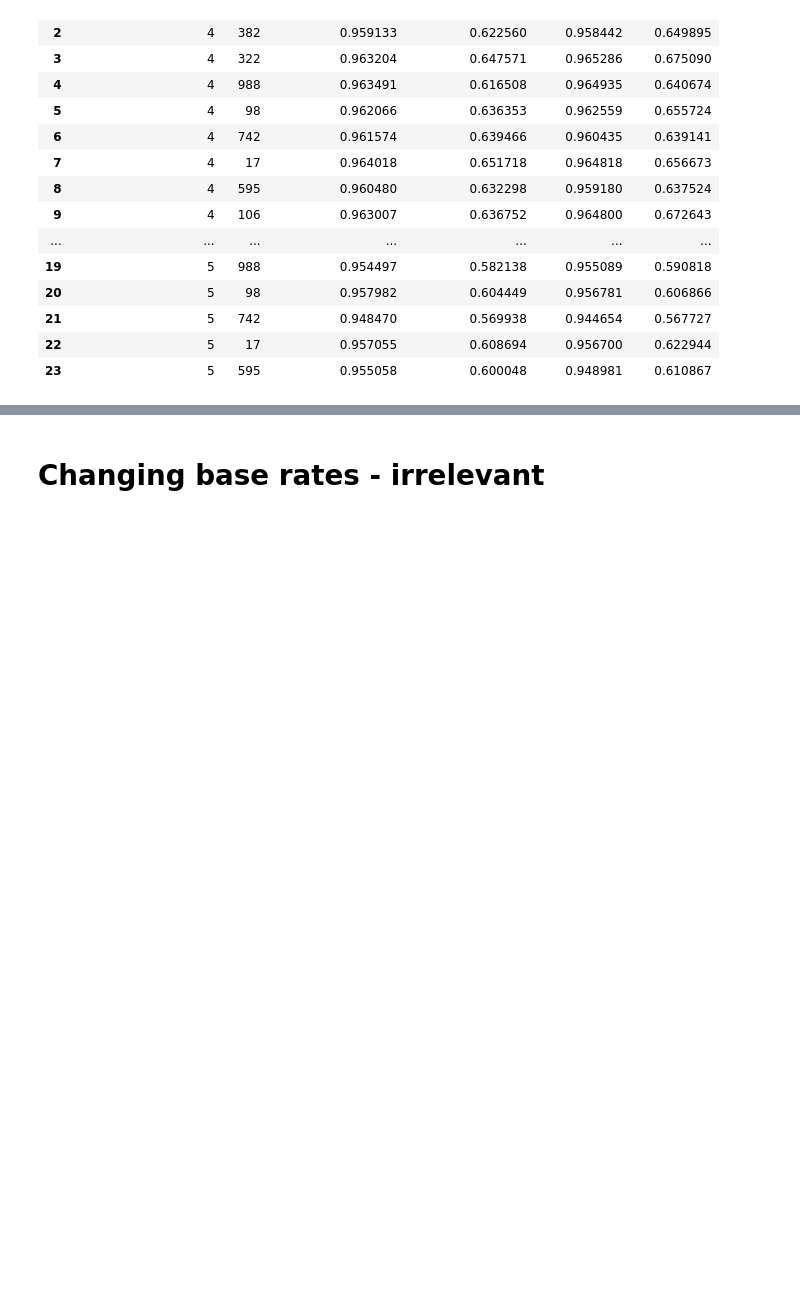
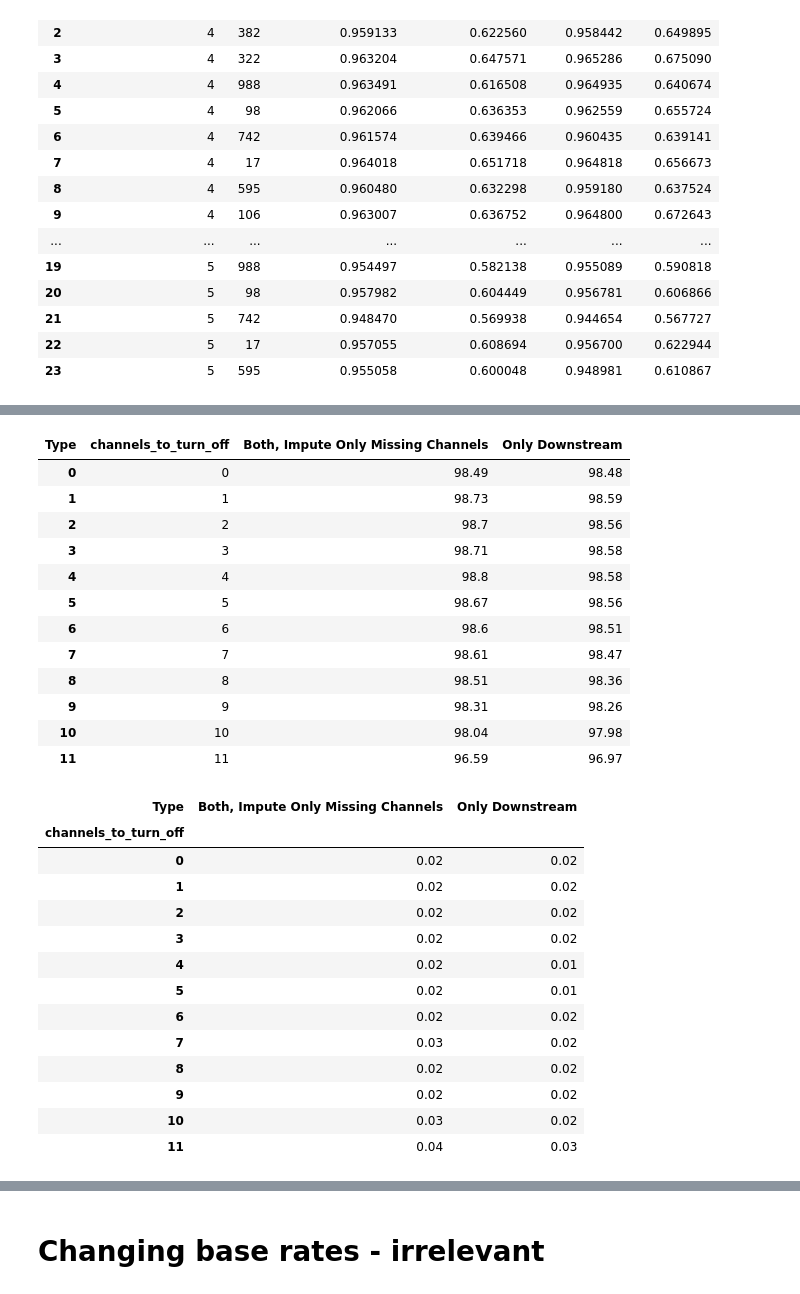
Before and after one commit to DavidHarar/downstream_classification, a Jupyter notebook: notebooks/10.2.ptb-data-V10-for-public-data-turning-off-channels.ipynb, the cells around one changed output, grey strips where cells are left out. Cells and saved outputs as stored; diff of their text form; code cells hidden in the pictures; blank space fills up the shorter version.

```diff
--- a/notebooks/10.2.ptb-data-V10-for-public-data-turning-off-channels.ipynb
+++ b/notebooks/10.2.ptb-data-V10-for-public-data-turning-off-channels.ipynb
@@ -307,0 +310,76 @@ plt.show()
+# %%
+combined_results
+
+# Group by 'channels_to_turn_off' and 'type', then calculate the mean of 'test-roc-auc'
+summary_table = combined_results.pivot_table(
+    index='channels_to_turn_off',
+    columns='Type',
+    values='test-roc-auc',
+    aggfunc='mean'
+).reset_index()
+
+
+# Calculate standard error for each type
+std_errors = combined_results.groupby(['channels_to_turn_off', 'Type'])['test-roc-auc'].sem().unstack()
+
+# Multiply by 100 and round to 2 decimal places
+summary_table[["Both, Impute Only Missing Channels", "Only Downstream"]] = summary_table[["Both, Impute Only Missing Channels", "Only Downstream"]] * 100
+summary_table[["Both, Impute Only Missing Channels", "Only Downstream"]] = summary_table[["Both, Impute Only Missing Channels", "Only Downstream"]].round(2)
+summary_table["Both, Impute Only Missing Channels"] = summary_table["Both, Impute Only Missing Channels"].astype(str)
+summary_table["Only Downstream"] = summary_table["Only Downstream"].astype(str)
+
+std_errors[['Both, Impute Only Missing Channels', 'Only Downstream']] = (std_errors[['Both, Impute Only Missing Channels', 'Only Downstream']]*100).round(2)
+std_errors["Both, Impute Only Missing Channels"] = std_errors["Both, Impute Only Missing Channels"].astype(str)
+std_errors["Only Downstream"] = std_errors["Only Downstream"].astype(str)
+
+display(summary_table, std_errors)
+
+std_errors = std_errors.reset_index()
+summary_table_redundant = summary_table.merge(std_errors, on = 'channels_to_turn_off')
+summary_table_redundant['Both, Impute Only Missing Channels'] = None
+summary_table_redundant['Only Downstream'] = None
+for j in range(len(summary_table_redundant)):
+    mean_ = summary_table_redundant['Both, Impute Only Missing Channels_x'][j]
+    se_ = summary_table_redundant['Both, Impute Only Missing Channels_y'][j]
+    summary_table_redundant['Both, Impute Only Missing Channels'][j] = f'{mean_} ({se_})'
+
+    mean_ = summary_table_redundant['Only Downstream_x'][j]
+    se_ = summary_table_redundant['Only Downstream_y'][j]
+    summary_table_redundant['Only Downstream'][j] = f'{mean_} ({se_})'
+
+
+summary_table_redundant[["channels_to_turn_off", "Both, Impute Only Missing Channels", "Only Downstream"]]
+
+# # Convert columns to strings and add standard error in parentheses
+# summary_table = summary_table.applymap(lambda x: f"{x:.2f}" if isinstance(x, (int, float)) else str(x))
+# # for col in summary_table.columns[1:]:
+# #     # summary_table[col] = summary_table[col] + f" ({std_errors[col.replace('average_test_roc_auc_', '')].mean()})"
+# #     summary_table[col] = summary_table[col] + f" ({std_errors[col.replace('average_test_pr_auc_', '')].mean()*100:.9f})"
+# %% [output]
+| Type | channels_to_turn_off | Both, Impute Only Missing Channels | Only Downstream |
+| 0 | 0 | 98.49 | 98.48 |
+| 1 | 1 | 98.73 | 98.59 |
+| 2 | 2 | 98.7 | 98.56 |
+| 3 | 3 | 98.71 | 98.58 |
+| 4 | 4 | 98.8 | 98.58 |
+| 5 | 5 | 98.67 | 98.56 |
+| 6 | 6 | 98.6 | 98.51 |
+| 7 | 7 | 98.61 | 98.47 |
+| 8 | 8 | 98.51 | 98.36 |
+| 9 | 9 | 98.31 | 98.26 |
+| 10 | 10 | 98.04 | 97.98 |
+| 11 | 11 | 96.59 | 96.97 |
+| Type | Both, Impute Only Missing Channels | Only Downstream |
+| channels_to_turn_off |  |  |
+| 0 | 0.02 | 0.02 |
+| 1 | 0.02 | 0.02 |
+| 2 | 0.02 | 0.02 |
+| 3 | 0.02 | 0.02 |
+| 4 | 0.02 | 0.01 |
+| 5 | 0.02 | 0.01 |
+| 6 | 0.02 | 0.02 |
+| 7 | 0.03 | 0.02 |
+| 8 | 0.02 | 0.02 |
+| 9 | 0.02 | 0.02 |
+| 10 | 0.03 | 0.02 |
+| 11 | 0.04 | 0.03 |
```
Also changed, not shown: parts of 4 cells of this notebook, 40 other files.
